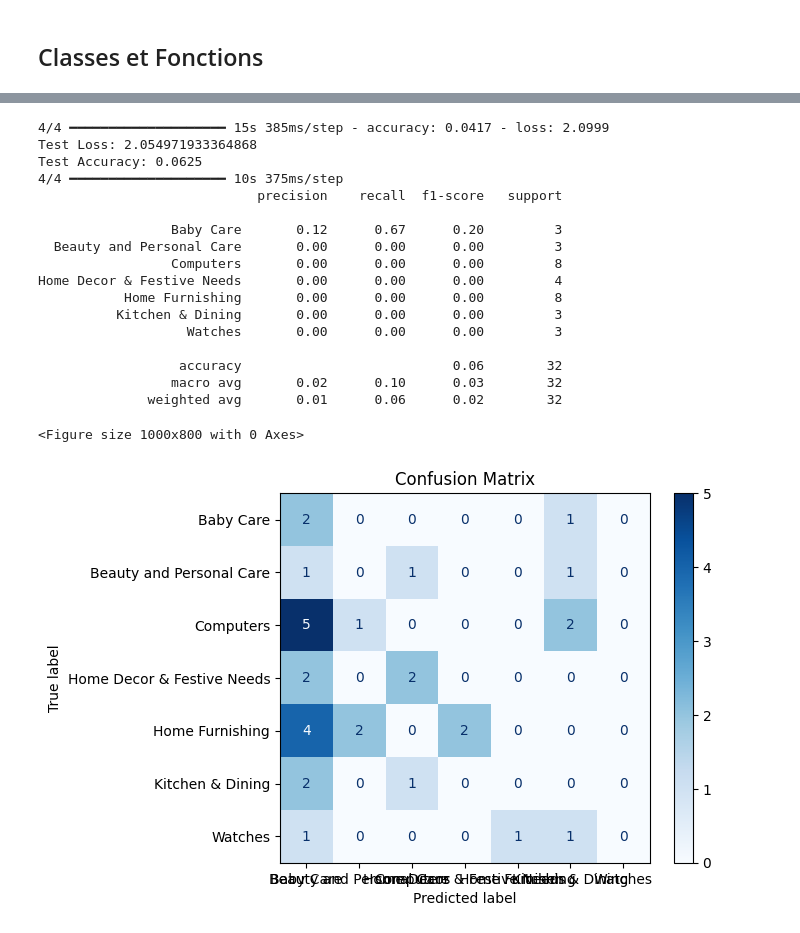
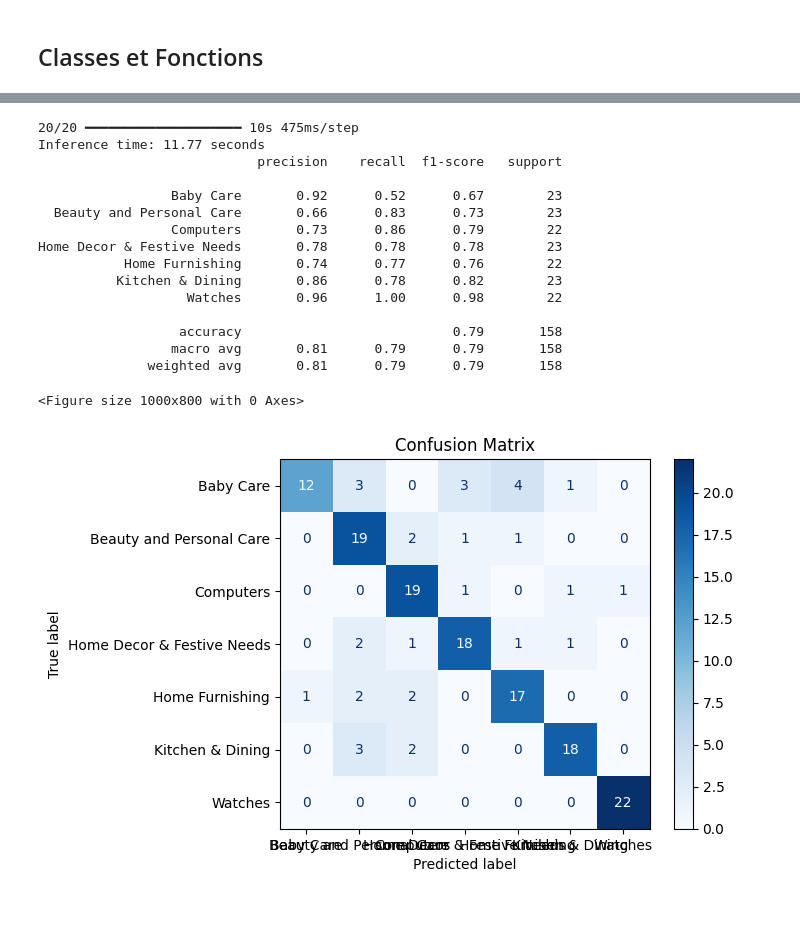
Before and after one commit to Hedredo/oc_p9, a Jupyter notebook: notebook-tf/experiment.ipynb, the cells around one changed output, grey strips where cells are left out. Saved outputs shown, nothing was run; the diff lists cells and outputs as text; code cells hidden in the pictures.

Commit message:
setting fixed split sets through tf and torch, running successfuly evaluation and metrics on full set for tf

```diff
--- a/notebook-tf/experiment.ipynb
+++ b/notebook-tf/experiment.ipynb
@@ -230,6 +241,0 @@ model = EfficientNetModel(
-# %%
-test_dataset = ImageDataset(
-    dataframe=test,
-    image_dir=IMAGE_FOLDER,
-    processor=preprocess_input,  # Assuming no processor is needed for this model
-)
@@ -235,0 +268,17 @@ test_dataset = ImageDataset(
+# %%
+model.compile(
+        optimizer=Adam(),
+        loss='categorical_crossentropy',
+        metrics=['accuracy']
+    )
+# %%
+# Définit le nom du modèle à charger
+model_name = ARTIFACTS_FOLDER / "effnet.weights.h5"
+
+# Charger les poids du modèle sauvegardés
+model.load_weights(model_name)
+
+# Évaluer le modèle avec les poids chargés
+score = model.evaluate(test_dataset, verbose=1)
+print(f"Test loss: {score[0]}")
+print(f"Test accuracy: {score[1]}")
@@ -236,45 +296,39 @@ test_dataset = ImageDataset(
 # %%
-model.compile(
-    optimizer=tf.keras.optimizers.Adam(learning_rate=1e-4),
-    loss=tf.keras.losses.SparseCategoricalCrossentropy(from_logits=False),
-    metrics=["accuracy"],
-)
-# Evaluate the model on the test dataset
-test_loss, test_accuracy = model.evaluate(test_dataset, verbose=1)
-print(f"Test Loss: {test_loss}")
-print(f"Test Accuracy: {test_accuracy}")
-# Generate predictions
+# Warm-up the model (optional but recommended for accurate timing)
+_ = model.predict(test_dataset, verbose=0)
+start_time = time()
 predictions = model.predict(test_dataset)
+end_time = time()
+inference_time = end_time - start_time
+print(f"Inference time: {inference_time:.2f} seconds")
 predicted_classes = np.argmax(predictions, axis=1)
 # Get true labels
 true_labels = test["class"].values
 # Generate classification report
 report = classification_report(true_labels, predicted_classes, target_names=CLASSES)
 print(report)
 # Generate confusion matrix
 cm = tf.math.confusion_matrix(true_labels, predicted_classes, num_classes=N_CLASSES)
 # Plot confusion matrix
 plt.figure(figsize=(10, 8))
 ConfusionMatrixDisplay(confusion_matrix=cm.numpy(), display_labels=CLASSES).plot(cmap="Blues")
 plt.title("Confusion Matrix")
 plt.show()
 # %% [output]
-4/4 ━━━━━━━━━━━━━━━━━━━━ 15s 385ms/step - accuracy: 0.0417 - loss: 2.0999
-Test Loss: 2.054971933364868
-Test Accuracy: 0.0625
-4/4 ━━━━━━━━━━━━━━━━━━━━ 10s 375ms/step
+20/20 ━━━━━━━━━━━━━━━━━━━━ 10s 475ms/step
+Inference time: 11.77 seconds
                             precision    recall  f1-score   support
 
-                 Baby Care       0.12      0.67      0.20         3
-  Beauty and Personal Care       0.00      0.00      0.00         3
-                 Computers       0.00      0.00      0.00         8
-Home Decor & Festive Needs       0.00      0.00      0.00         4
-           Home Furnishing       0.00      0.00      0.00         8
-          Kitchen & Dining       0.00      0.00      0.00         3
-                   Watches       0.00      0.00      0.00         3
+                 Baby Care       0.92      0.52      0.67        23
+  Beauty and Personal Care       0.66      0.83      0.73        23
+                 Computers       0.73      0.86      0.79        22
+Home Decor & Festive Needs       0.78      0.78      0.78        23
+           Home Furnishing       0.74      0.77      0.76        22
+          Kitchen & Dining       0.86      0.78      0.82        23
+                   Watches       0.96      1.00      0.98        22
 
-                  accuracy                           0.06        32
-                 macro avg       0.02      0.10      0.03        32
-              weighted avg       0.01      0.06      0.02        32
+                  accuracy                           0.79       158
+                 macro avg       0.81      0.79      0.79       158
+              weighted avg       0.81      0.79      0.79       158
 <Figure size 1000x800 with 0 Axes>
-[figure, old version]
+[figure, new version]
```
Also changed, not shown: parts of 15 cells of this notebook, 3 other files.
